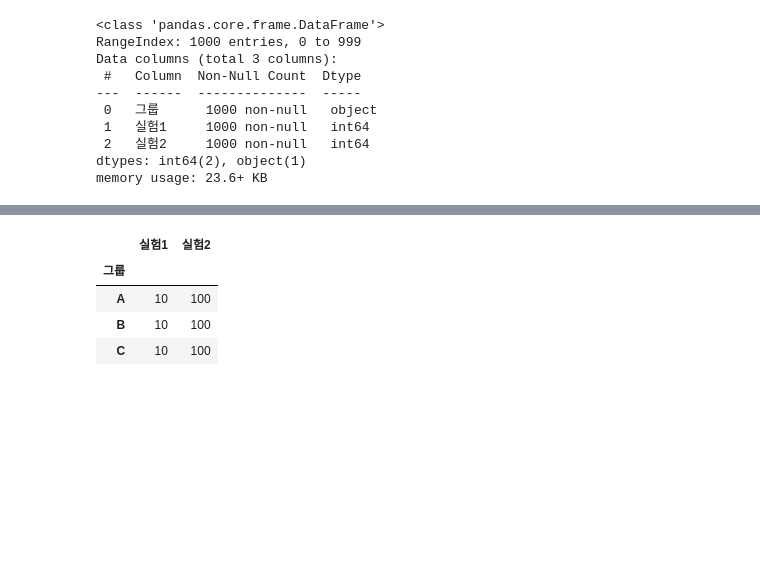
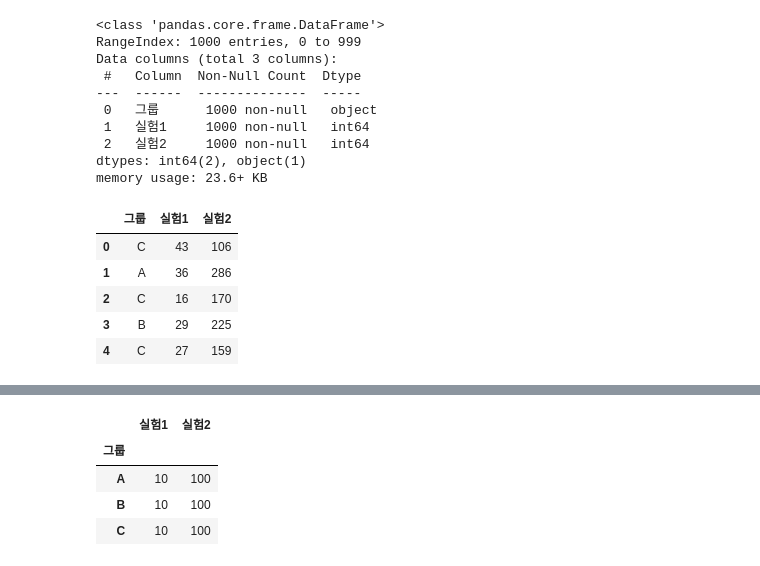
Before and after one commit to HST0077/HYOTC, a Jupyter notebook: 0.Python_pandas.ipynb, the cells around one changed output, grey strips where cells are left out. Saved outputs shown, nothing was run; the diff lists cells and outputs as text; code cells hidden in the pictures; blank space fills up the shorter version.

```diff
--- a/0.Python_pandas.ipynb
+++ b/0.Python_pandas.ipynb
@@ -256,3 +266,12 @@ Data columns (total 3 columns):
  2   실험2     1000 non-null   int64
 dtypes: int64(2), object(1)
 memory usage: 23.6+ KB
+# %%
+df.head()
+# %% [output]
+|  | 그룹 | 실험1 | 실험2 |
+| 0 | C | 43 | 106 |
+| 1 | A | 36 | 286 |
+| 2 | C | 16 | 170 |
+| 3 | B | 29 | 225 |
+| 4 | C | 27 | 159 |
```
Also changed, not shown: parts of 8 cells of this notebook.
